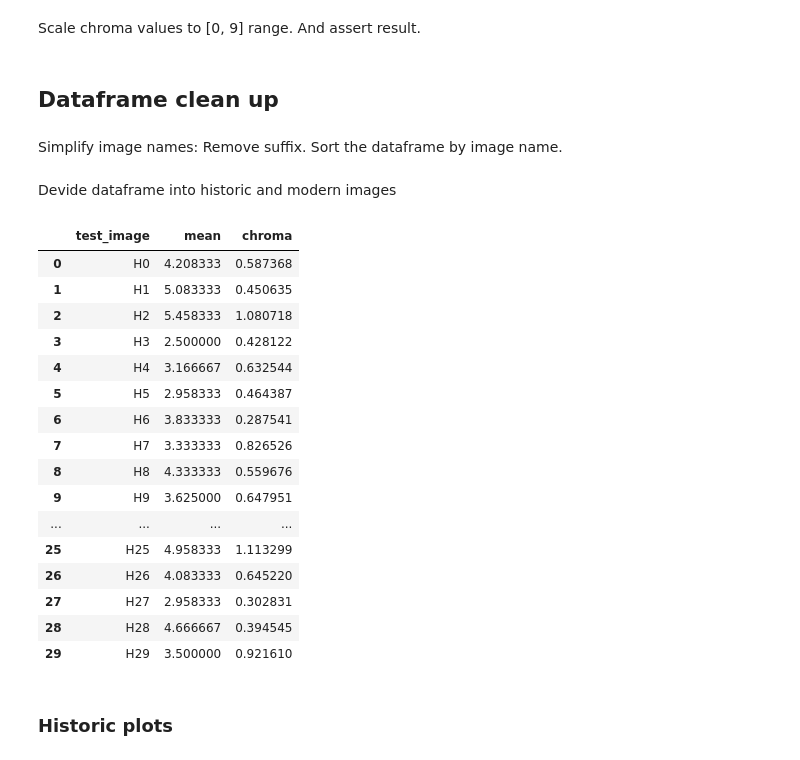
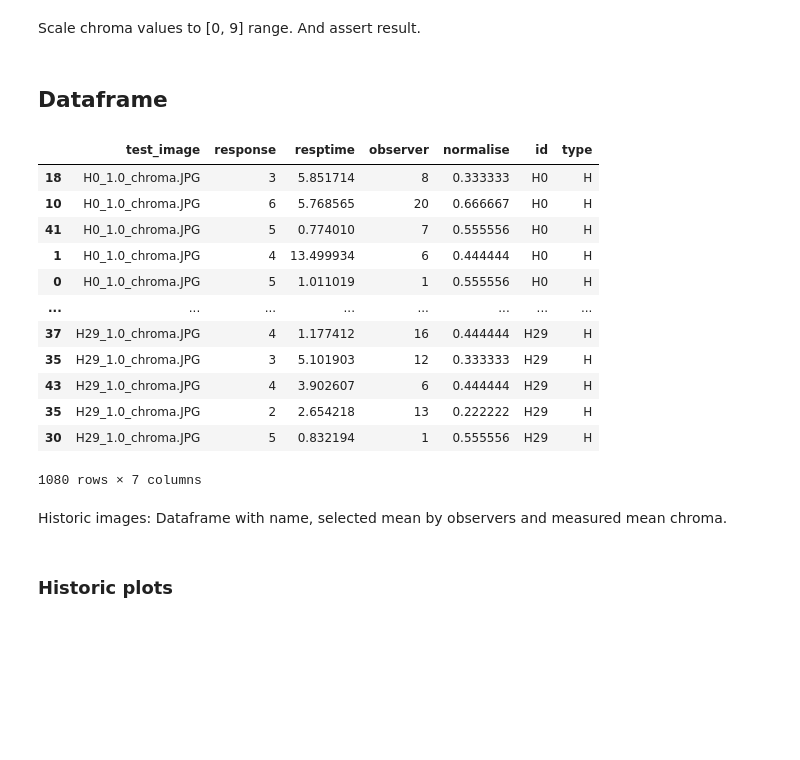
Before and after one commit to Thrrym/PerceptionAndImageQuality, a Jupyter notebook: analysis/single.ipynb, the cells around one changed output. Drawn from its saved outputs; the diff is of its cells as text; code cells hidden in the pictures; blank space fills up the shorter version.

```diff
--- a/analysis/single.ipynb
+++ b/analysis/single.ipynb
@@ -99,4 +129,2 @@ assert min(df['chroma']) >= 0
 # %% [markdown]
-## Dataframe clean up
+## Dataframe
-# %% [markdown]
-Simplify image names: Remove suffix. Sort the dataframe by image name.
@@ -106,2 +130,0 @@ df = df.sort_values(by='test_image', ascending=True, key=lambda col: [int(img[1:
-# %% [markdown]
-Devide dataframe into historic and modern images
@@ -111,28 +131,28 @@ df_modern = df[df['test_image'].str.startswith('I')]
+# %%
+df
+# %% [output]
+|  | test_image | response | resptime | observer | normalise | id | type |
+| 18 | H0_1.0_chroma.JPG | 3 | 5.851714 | 8 | 0.333333 | H0 | H |
+| 10 | H0_1.0_chroma.JPG | 6 | 5.768565 | 20 | 0.666667 | H0 | H |
+| 41 | H0_1.0_chroma.JPG | 5 | 0.774010 | 7 | 0.555556 | H0 | H |
+| 1 | H0_1.0_chroma.JPG | 4 | 13.499934 | 6 | 0.444444 | H0 | H |
+| 0 | H0_1.0_chroma.JPG | 5 | 1.011019 | 1 | 0.555556 | H0 | H |
+| ... | ... | ... | ... | ... | ... | ... | ... |
+| 37 | H29_1.0_chroma.JPG | 4 | 1.177412 | 16 | 0.444444 | H29 | H |
+| 35 | H29_1.0_chroma.JPG | 3 | 5.101903 | 12 | 0.333333 | H29 | H |
+| 43 | H29_1.0_chroma.JPG | 4 | 3.902607 | 6 | 0.444444 | H29 | H |
+| 35 | H29_1.0_chroma.JPG | 2 | 2.654218 | 13 | 0.222222 | H29 | H |
+| 30 | H29_1.0_chroma.JPG | 5 | 0.832194 | 1 | 0.555556 | H29 | H |
+1080 rows × 7 columns
+# %% [markdown]
+Historic images: Dataframe with name, selected mean by observers and measured mean chroma.
 # %%
-mean_lists = []
-for img_name in df_historic['test_image'].unique():
-    mean = np.mean(df_historic.loc[df_historic['test_image'] == img_name, 'response'].tolist())
-    chroma = df_historic.loc[df_historic['test_image'] == img_name, 'chroma'].iloc[0]
-    mean_lists.append([img_name, mean, chroma])
+# mean_lists = []
+# for img_name in df_historic['test_image'].unique():
+#     mean = np.mean(df_historic.loc[df_historic['test_image'] == img_name, 'response'].tolist())
+#     chroma = df_historic.loc[df_historic['test_image'] == img_name, 'chroma'].iloc[0]
+#     mean_lists.append([img_name, mean, chroma])
 
-df_historic_mean = pd.DataFrame(mean_lists)
-df_historic_mean.columns = ['test_image', 'mean', 'chroma']
-df_historic_mean
+# df_historic_mean = pd.DataFrame(mean_lists)
+# df_historic_mean.columns = ['test_image', 'mean', 'chroma']
+# df_historic_mean
-# %% [output]
-|  | test_image | mean | chroma |
-| 0 | H0 | 4.208333 | 0.587368 |
-| 1 | H1 | 5.083333 | 0.450635 |
-| 2 | H2 | 5.458333 | 1.080718 |
-| 3 | H3 | 2.500000 | 0.428122 |
-| 4 | H4 | 3.166667 | 0.632544 |
-| 5 | H5 | 2.958333 | 0.464387 |
-| 6 | H6 | 3.833333 | 0.287541 |
-| 7 | H7 | 3.333333 | 0.826526 |
-| 8 | H8 | 4.333333 | 0.559676 |
-| 9 | H9 | 3.625000 | 0.647951 |
-| ... | ... | ... | ... |
-| 25 | H25 | 4.958333 | 1.113299 |
-| 26 | H26 | 4.083333 | 0.645220 |
-| 27 | H27 | 2.958333 | 0.302831 |
-| 28 | H28 | 4.666667 | 0.394545 |
-| 29 | H29 | 3.500000 | 0.921610 |
```
Also changed, not shown: parts of 34 cells of this notebook, 1 other file.
